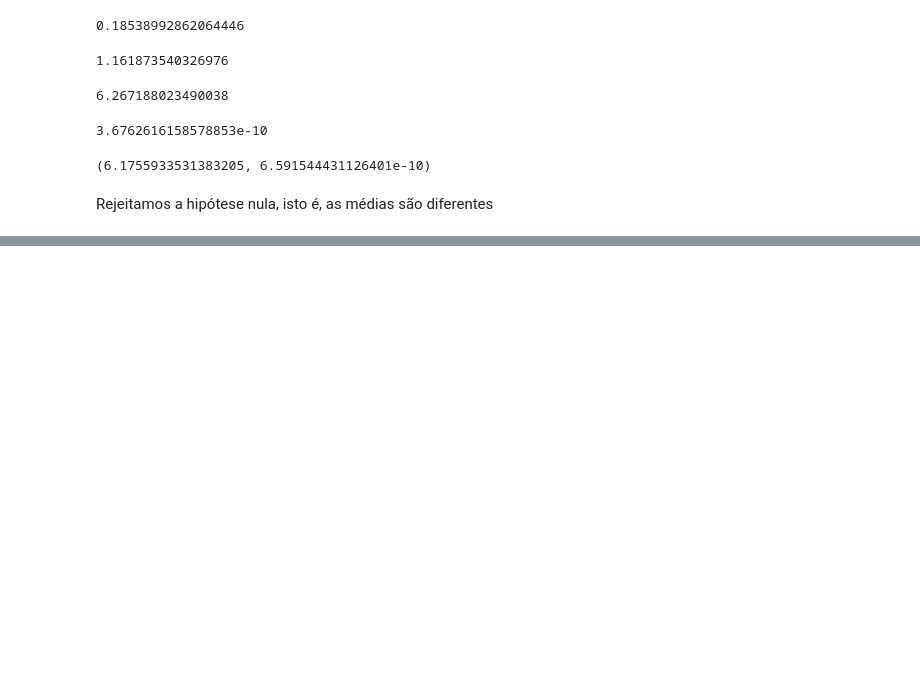
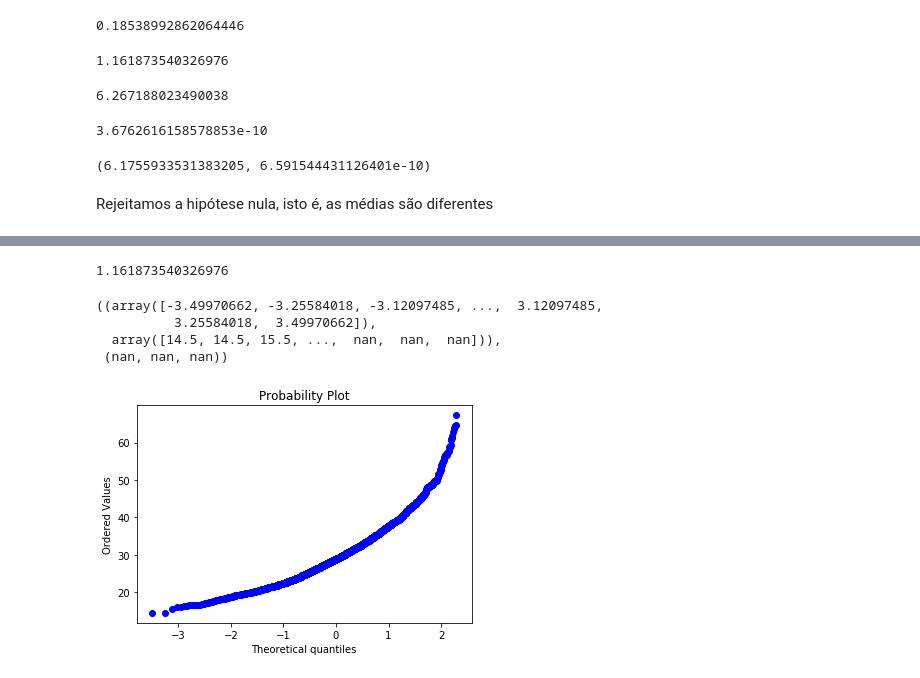
Before and after one commit to thiagogomesverissimo/notebooks, a Jupyter notebook: HypothesisTesting.ipynb, the cells around one changed output, grey strips where cells are left out. Saved outputs shown, nothing was run; the diff lists cells and outputs as text; code cells hidden in the pictures; blank space fills up the shorter version.

```diff
--- a/HypothesisTesting.ipynb
+++ b/HypothesisTesting.ipynb
@@ -204,0 +354,25 @@ Rejeitamos a hipótese nula, isto é, as médias são diferentes
+# %%
+df = pd.read_csv("data/nhanes_2015_2016.csv")
+
+mulheres = df[df['RIAGENDR']==2]
+mulheres = mulheres['BMXBMI']
+
+homens = df[df['RIAGENDR']==1]
+homens = homens['BMXBMI']
+# %%
+diff = mulheres.mean()-homens.mean()
+diff
+# %% [output]
+1.161873540326976
+# %%
+import numpy as np
+import pylab
+import scipy.stats as stats
+
+stats.probplot(mulheres, dist="norm", plot=pylab)
+# %% [output]
+((array([-3.49970662, -3.25584018, -3.12097485, ...,  3.12097485,
+          3.25584018,  3.49970662]),
+  array([14.5, 14.5, 15.5, ...,  nan,  nan,  nan])),
+ (nan, nan, nan))
+[figure, added]
```
Also changed, not shown: parts of 12 cells of this notebook.
